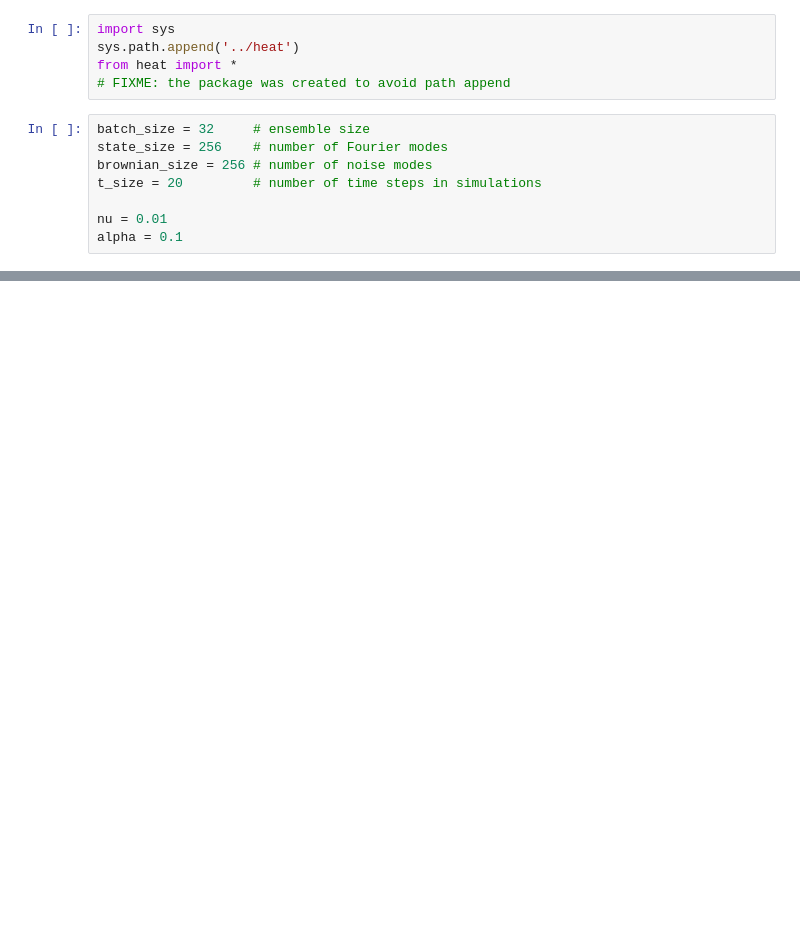
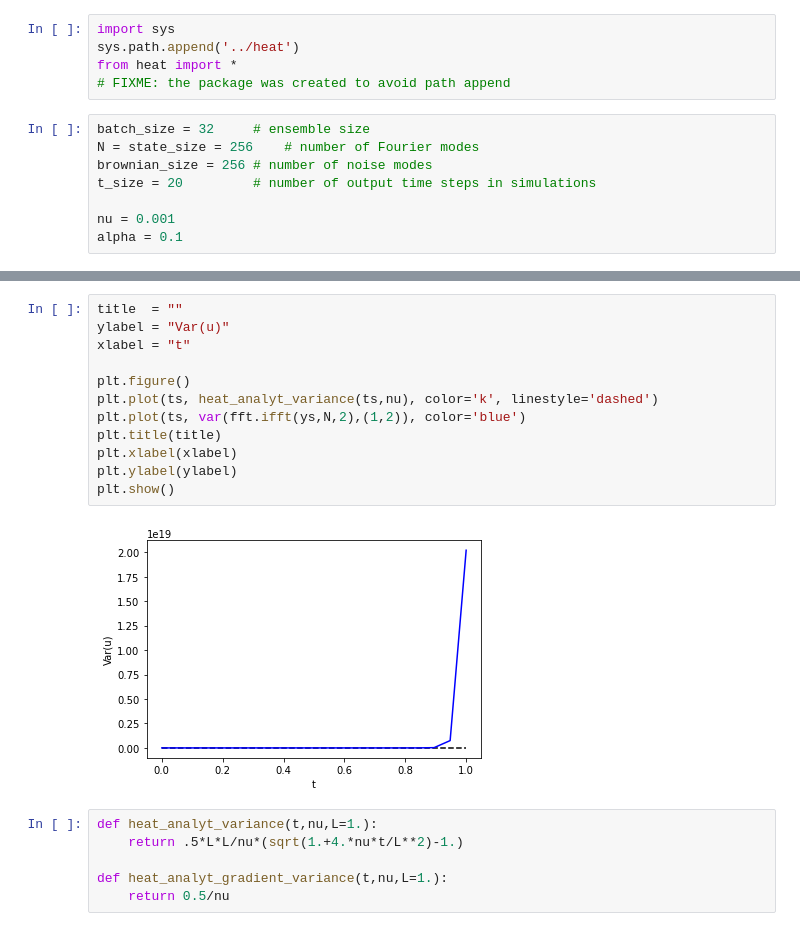
Before and after one commit to gapolinario/heat-torchsde, a Jupyter notebook: scripts/Heat Test.ipynb, the cells around one changed output, grey strips where cells are left out. Drawn from its saved outputs; the diff is of its cells as text; blank space fills up the shorter version.

```diff
--- a/scripts/Heat Test.ipynb
+++ b/scripts/Heat Test.ipynb
@@ -24,11 +23,11 @@ from heat import *
 # FIXME: the package was created to avoid path append
 # %%
 batch_size = 32     # ensemble size
-state_size = 256    # number of Fourier modes
+N = state_size = 256    # number of Fourier modes
 brownian_size = 256 # number of noise modes
-t_size = 20         # number of time steps in simulations
+t_size = 20         # number of output time steps in simulations
 
-nu = 0.01
+nu = 0.001
 alpha = 0.1
 # %%
 sde = Heat(nu,alpha,state_size)
@@ -41,0 +46,20 @@ ValueError: Diffusion must be of shape (batch, state_channels, noise_channels),
+# %%
+title  = ""
+ylabel = "Var(u)"
+xlabel = "t"
+
+plt.figure()
+plt.plot(ts, heat_analyt_variance(ts,nu), color='k', linestyle='dashed')
+plt.plot(ts, var(fft.ifft(ys,N,2),(1,2)), color='blue')
+plt.title(title)
+plt.xlabel(xlabel)
+plt.ylabel(ylabel)
+plt.show()
+# %% [output]
+[figure, added]
+# %%
+def heat_analyt_variance(t,nu,L=1.):
+    return .5*L*L/nu*(sqrt(1.+4.*nu*t/L**2)-1.)
+
+def heat_analyt_gradient_variance(t,nu,L=1.):
+    return 0.5/nu
```
Also changed, not shown: parts of 5 cells of this notebook, 2 other files.
